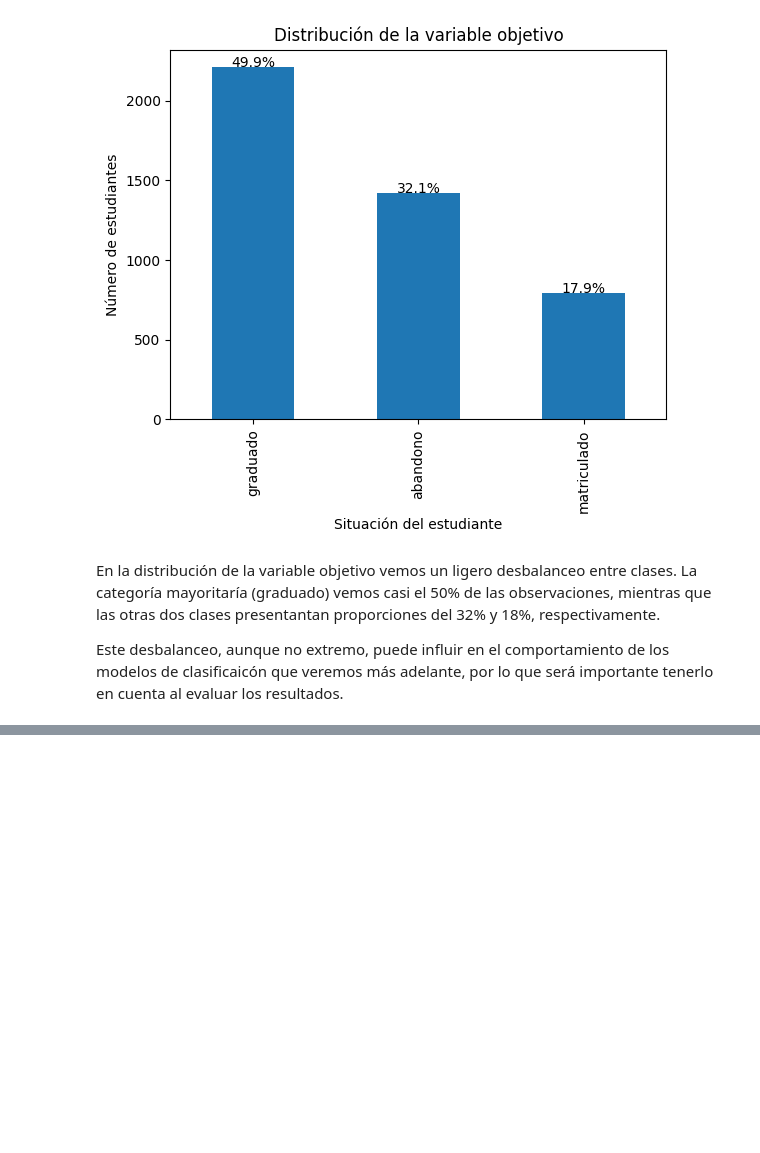
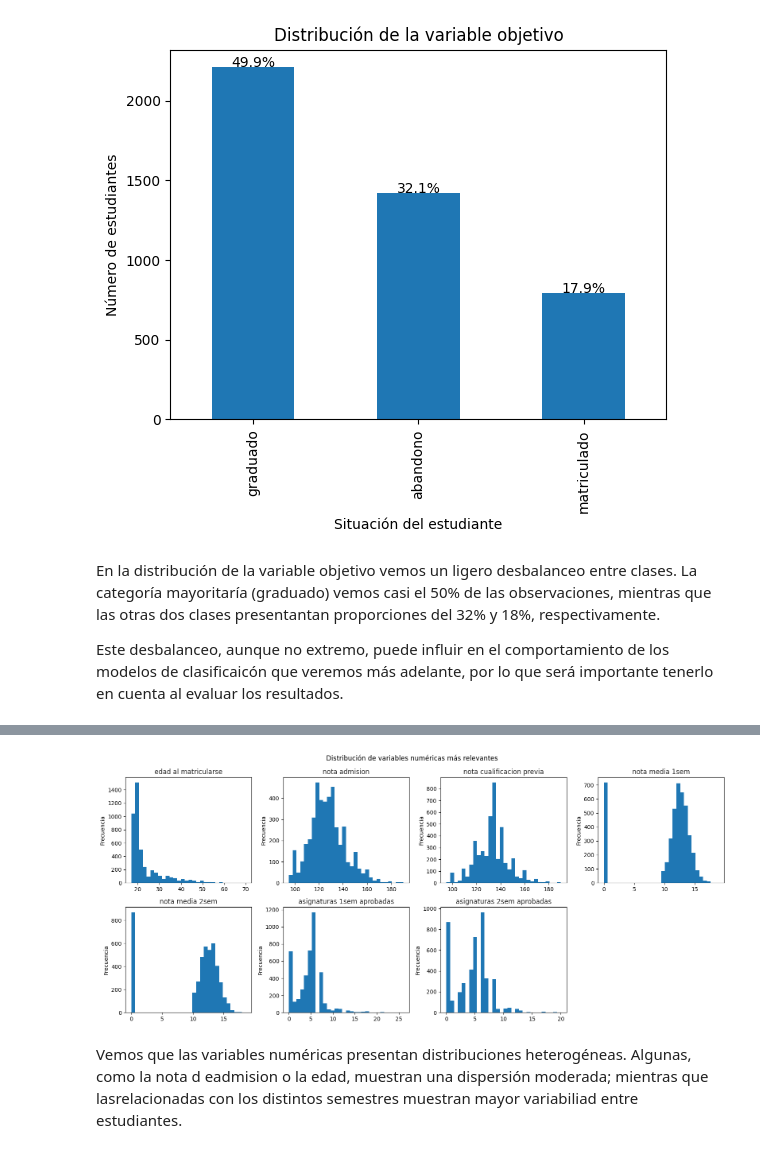
Before and after one commit to adrianalorenzo/ML_proyecto_final, a Jupyter notebook: notebooks/01_EDA.ipynb, the cells around one changed output, grey strips where cells are left out. Saved outputs shown, nothing was run; the diff lists cells and outputs as text; code cells hidden in the pictures; blank space fills up the shorter version.

Commit message:
1.3. variables numéricas implementado

```diff
--- a/notebooks/01_EDA.ipynb
+++ b/notebooks/01_EDA.ipynb
@@ -108,0 +124,32 @@ Este desbalanceo, aunque no extremo, puede influir en el comportamiento de los m
+# %%
+#vemos distribución de las variables numéricas más relevantes
+vars_plot = [
+    'edad_al_matricularse', 'nota_admision', 'nota_cualificacion_previa',
+    'nota_media_1sem', 'nota_media_2sem',
+    'asignaturas_1sem_aprobadas', 'asignaturas_2sem_aprobadas'
+]
+
+
+fig, axes = plt.subplots(2,4, figsize=(16,7))
+axes = axes.flatten()
+
+for i,var in enumerate(vars_plot):
+    axes[i].hist(df[var].dropna(), bins=30)
+    axes[i].set_title(var.replace('_', ' '), alpha=0.85) #mantenemos los titulos sin el _
+    axes[i].set_xlabel('')
+    axes[i].set_ylabel('Frecuencia')
+
+
+
+#ocultar si sale algún subplot vacío
+for j in range(len(vars_plot), len(axes)):
+    axes[j].set_visible(False)
+
+fig.suptitle('Distribución de variables numéricas más relevantes')
+plt.tight_layout()
+plt.savefig('../figuras/histogramas_numericas.png')
+plt.show()
+# %% [output]
+[figure, added]
+# %% [markdown]
+Vemos que las variables numéricas presentan distribuciones heterogéneas. Algunas, como la nota d eadmision o la edad, muestran una dispersión moderada; mientras que lasrelacionadas con los distintos semestres muestran mayor variabiliad entre estudiantes.
```
Also changed, not shown: parts of 2 cells of this notebook, 1 other file.
